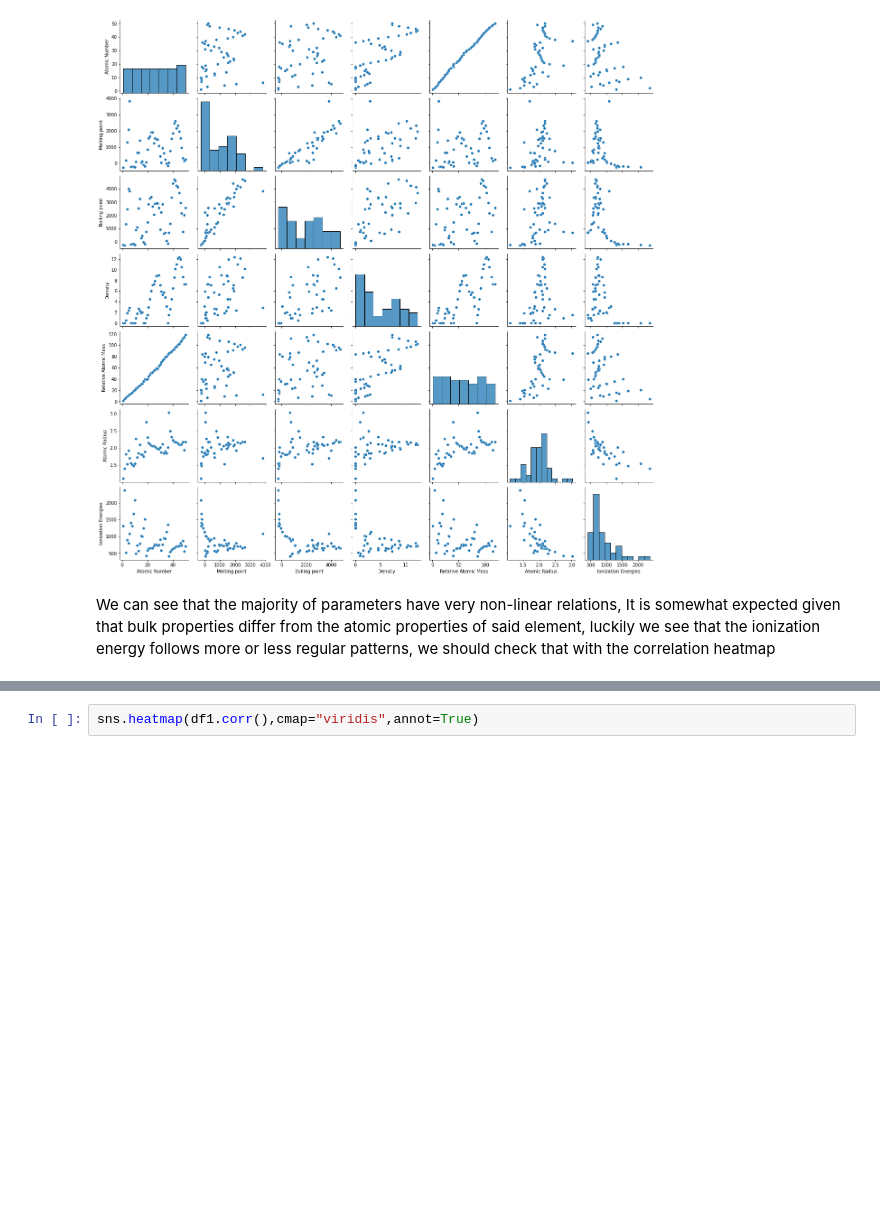
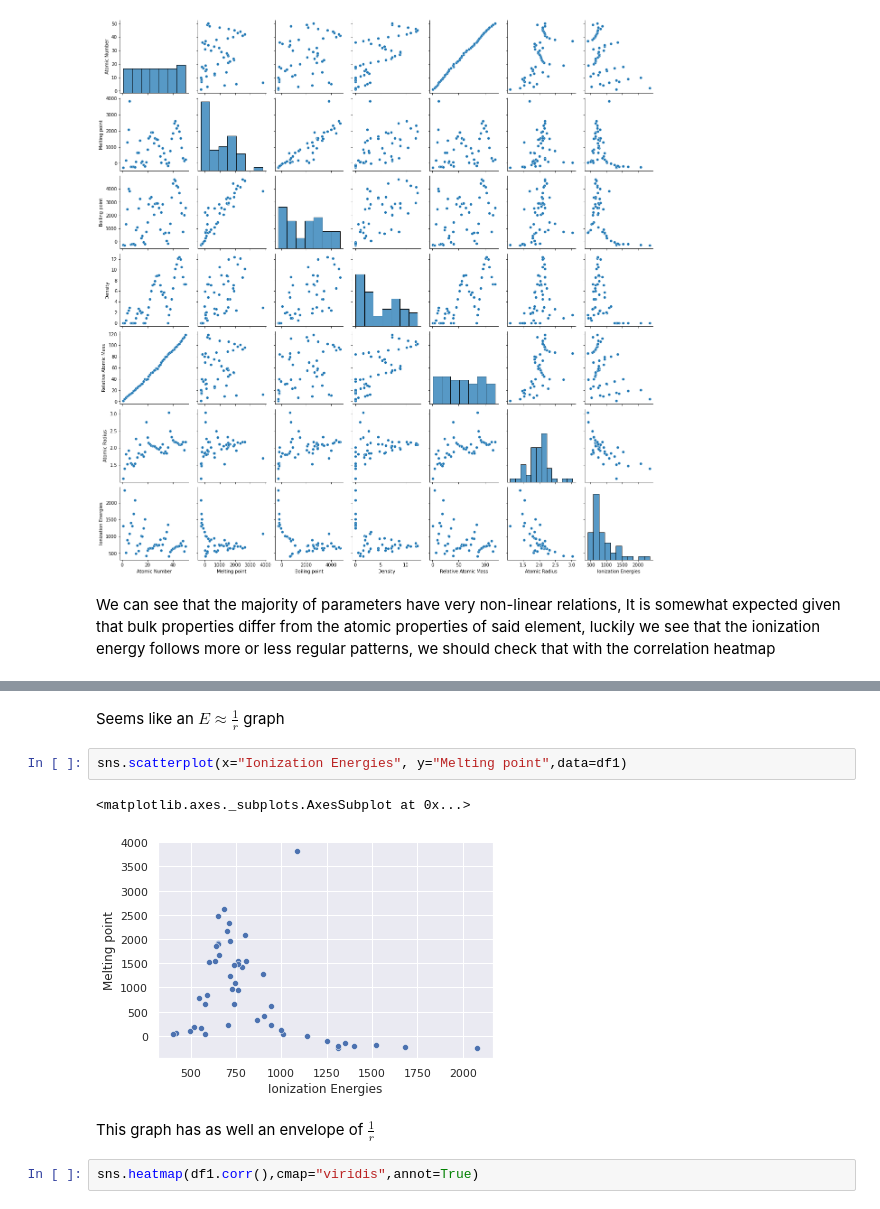
Before and after one commit to ElectricWiz/LinRegressAtomicEnergies, a Jupyter notebook: Energíadeionizacion.ipynb, the cells around one changed output, grey strips where cells are left out. Cells and saved outputs as stored; diff of their text form; blank space fills up the shorter version.

```diff
--- a/Energíadeionizacion.ipynb
+++ b/Energíadeionizacion.ipynb
@@ -38,3 +43,12 @@ We can see that the majority of parameters have very non-linear relations, It is
+# %% [markdown]
+Seems like an $E\approx \frac{1}{r}$ graph
+# %%
+sns.scatterplot(x="Ionization Energies", y="Melting point",data=df1)
+# %% [output]
+<matplotlib.axes._subplots.AxesSubplot at 0x...>
+[figure, added]
+# %% [markdown]
+This graph has as well an envelope of $\frac{1}{r}$
 # %%
 sns.heatmap(df1.corr(),cmap="viridis",annot=True)
 # %% [output]
```
Also changed, not shown: parts of 1 cell of this notebook.
